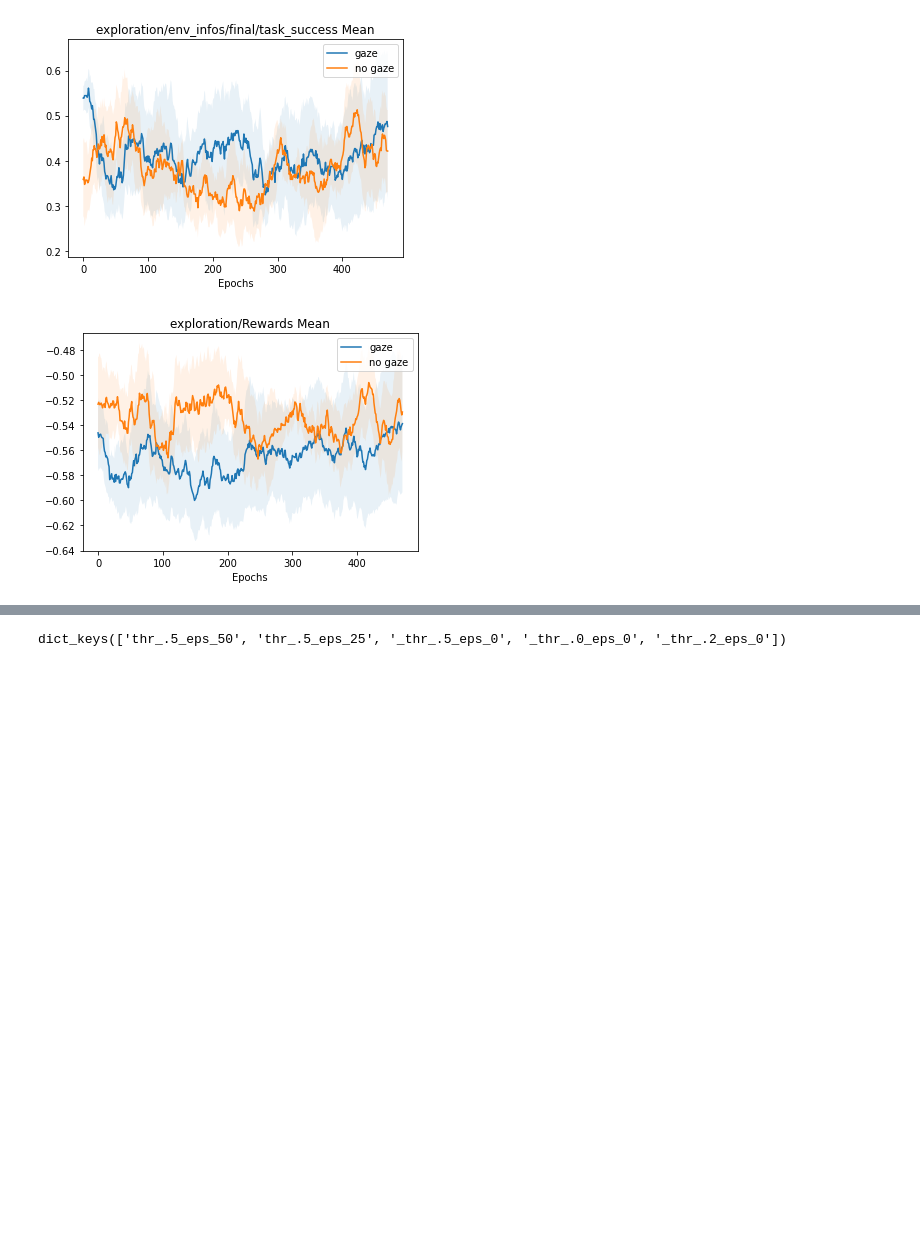
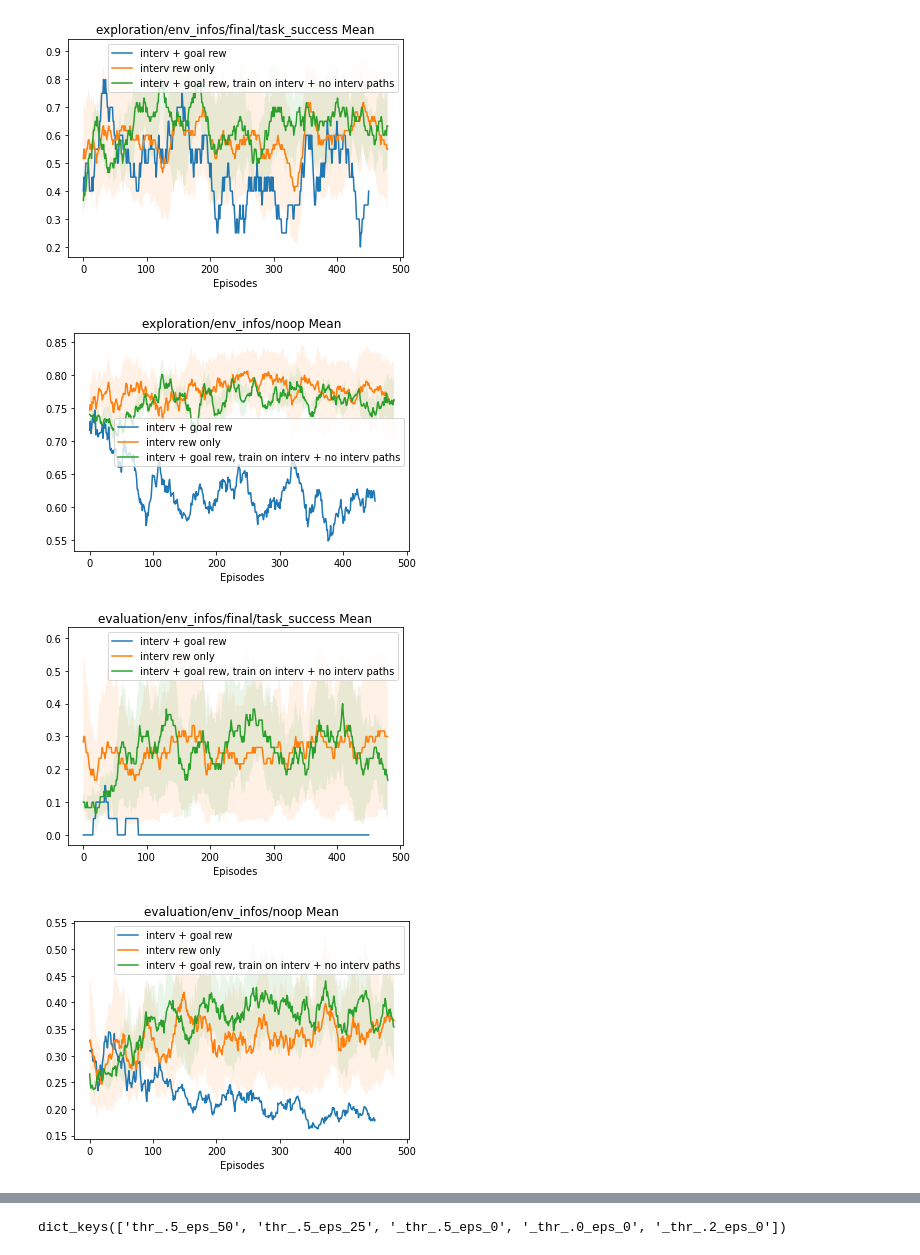
Before and after one commit to 00schen/CursorControl, a Jupyter notebook: image/Untitled1.ipynb, the cells around one changed output, grey strips where cells are left out. Drawn from its saved outputs; the diff is of its cells as text; code cells hidden in the pictures; blank space fills up the shorter version.

Commit message:
updated plot notebook, logging

```diff
--- a/image/Untitled1.ipynb
+++ b/image/Untitled1.ipynb
@@ -118,6 +118,7 @@ tests = ['a-test/']
 # %%
 paths = sum([[(os.path.join(path,run),test) for run in os.listdir(path)]
              for path,test in [(os.path.join(os.path.abspath(''),'logs',test,),test) for test in tests]],[])
+paths = sorted(paths, key=lambda x: x[0])
 # import ray
 # ray.init()
 # @ray.remote(num_cpus=1,num_gpus=0)
@@ -169,5 +170,5 @@ class Reader:
 dfs = Reader().read(paths)
 for df in dfs:
     df.columns = df.columns.get_level_values(0)
-print(paths)
+_ = [print(x) for x in enumerate(paths)]
 # %% [output]
@@ -175,49 +192,41 @@ print(paths)
 # %%
-i1 = [1, 0, 2]
-i2 = [3, -1, -2]
-index_sets = [i1, i2]
-l1 = 'gaze'
-l2 = 'no gaze'
-labels = [l1, l2]
+i1 = [22]
+i2 = [8, 9, 10]
+i3 = [17, 18, 19]
+index_sets = [i1, i2, i3]
+l1 = 'interv + goal rew'
+l2 = 'interv rew only'
+l3 = 'interv + goal rew, train on interv + no interv paths'
+labels = [l1, l2, l3]
 metrics = [
     'exploration/env_infos/final/task_success Mean',
-           'exploration/Rewards Mean']
-window = 30
+           'exploration/env_infos/noop Mean',
+'evaluation/env_infos/final/task_success Mean',
+           'evaluation/env_infos/noop Mean']
+window = 20
 
 def smooth(x):
     return np.convolve(x, np.ones(window), 'valid') / window
 
 def plot():
     for metric in metrics:
         plt.figure()
         for indices, label in zip(index_sets, labels):
             data = [smooth(dfs[i][metric]) for i in indices]
             std_error = np.std(data, axis=0) / np.sqrt(len(indices))
             mean = np.mean(data, axis=0)
             plt.plot(mean, label=label)
             plt.fill_between(np.arange(len(mean)), mean-std_error, mean+std_error, alpha=0.1)
         plt.title(metric)
-        plt.xlabel('Epochs')
+        plt.xlabel('Episodes')
         plt.legend()
 
 plot()
-
-# plt.figure()
-# plt.plot(np.convolve(dfs[i2]['rew_trainer/pos_correct'][:500], np.ones(10), 'valid') / 10, label='positive')
-# plt.plot(np.convolve(dfs[i2]['rew_trainer/neg_correct'][:500], np.ones(10), 'valid') / 10, label='negative')
-# plt.title('Validation Reward Accuracy')
-# plt.xlabel('Epochs')
-# plt.legend()
-
-# plt.figure()
-# plt.plot(np.convolve(dfs[i2]['rew_trainer/train_loss'][:500], np.ones(10), 'valid') / 10, label='train')
-# plt.plot(np.convolve(dfs[i2]['rew_trainer/valid_loss'][:500], np.ones(10), 'valid') / 10, label='valid')
-# plt.title('Reward Loss')
-# plt.xlabel('Epochs')
-# plt.legend()
 # %% [output]
-[figure, old version]
+[figure, new version]
-[figure, old version]
+[figure, new version]
+[figure, added]
+[figure, added]
 # %%
 alphas = dict(zip(result_names,[.01]*len(result_names)))
 font = {'family' : 'normal',
```
Also changed, not shown: parts of 2 cells of this notebook, 2 other files.
